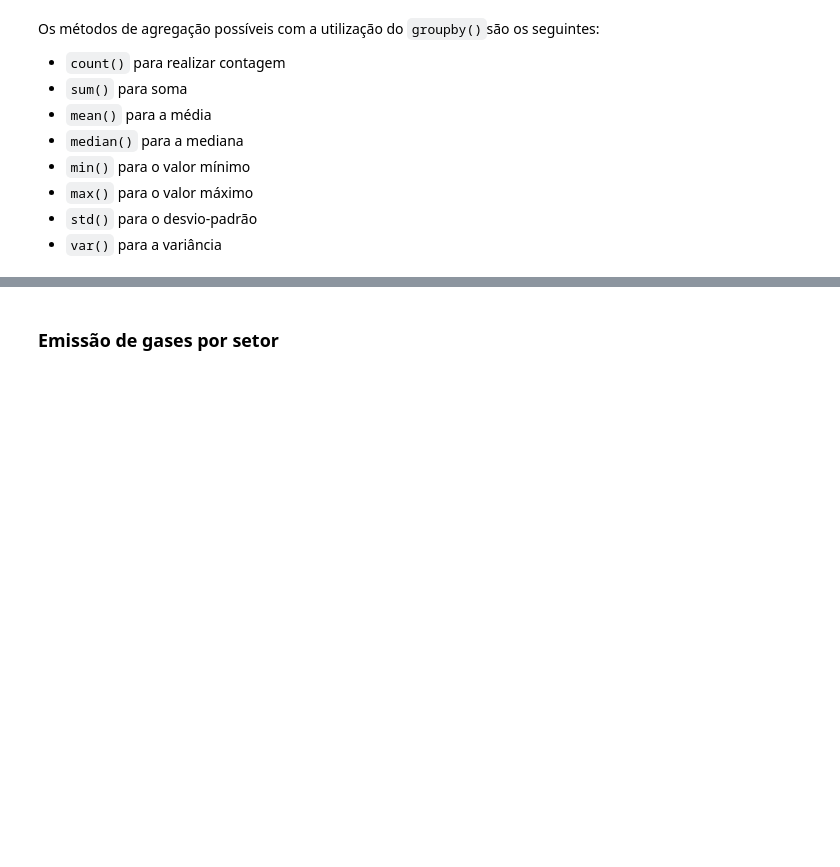
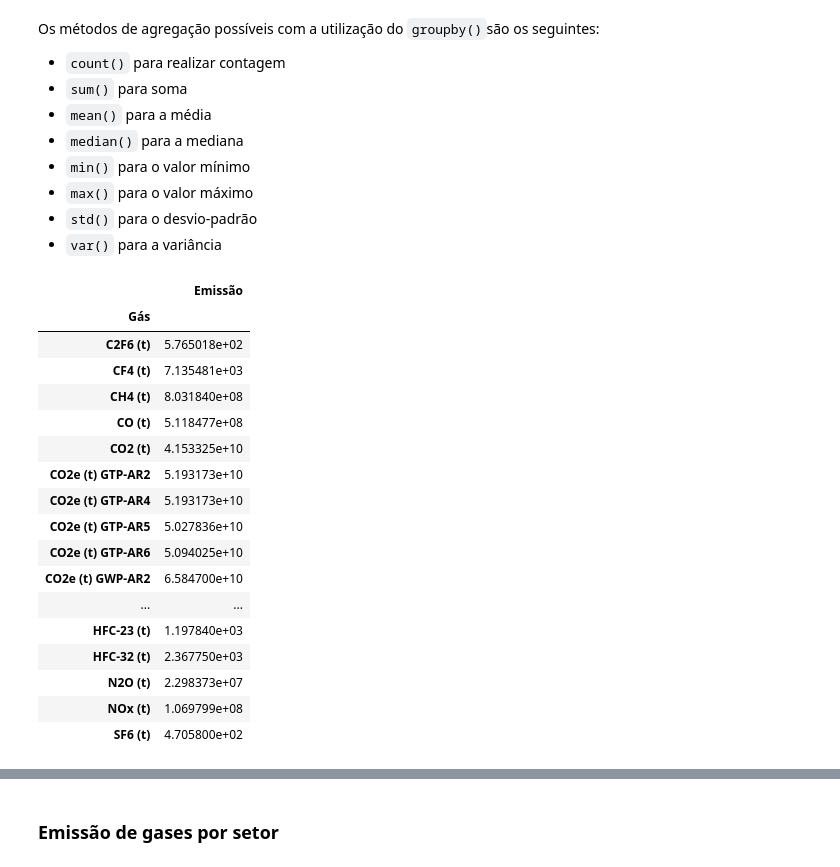
Before and after one commit to rgrAndrade/Analise_de_Gases_de_Efeito_Estufa, a Jupyter notebook: analise_gases_efeito_estufa.ipynb, the cells around one changed output, grey strips where cells are left out. Cells and saved outputs as stored; diff of their text form; code cells hidden in the pictures; blank space fills up the shorter version.

```diff
--- a/analise_gases_efeito_estufa.ipynb
+++ b/analise_gases_efeito_estufa.ipynb
@@ -216,3 +308,24 @@ Os métodos de agregação possíveis com a utilização do `groupby()`são os s
 - `max()` para o valor máximo
 - `std()` para o desvio-padrão
 - `var()` para a variância
+# %%
+emissoes_por_ano.groupby('Gás')[['Emissão']].sum()
+# %% [output]
+|  | Emissão |
+| Gás |  |
+| C2F6 (t) | 5.765018e+02 |
+| CF4 (t) | 7.135481e+03 |
+| CH4 (t) | 8.031840e+08 |
+| CO (t) | 5.118477e+08 |
+| CO2 (t) | 4.153325e+10 |
+| CO2e (t) GTP-AR2 | 5.193173e+10 |
+| CO2e (t) GTP-AR4 | 5.193173e+10 |
+| CO2e (t) GTP-AR5 | 5.027836e+10 |
+| CO2e (t) GTP-AR6 | 5.094025e+10 |
+| CO2e (t) GWP-AR2 | 6.584700e+10 |
+| ... | ... |
+| HFC-23 (t) | 1.197840e+03 |
+| HFC-32 (t) | 2.367750e+03 |
+| N2O (t) | 2.298373e+07 |
+| NOx (t) | 1.069799e+08 |
+| SF6 (t) | 4.705800e+02 |
```
Also changed, not shown: parts of 15 cells of this notebook.
